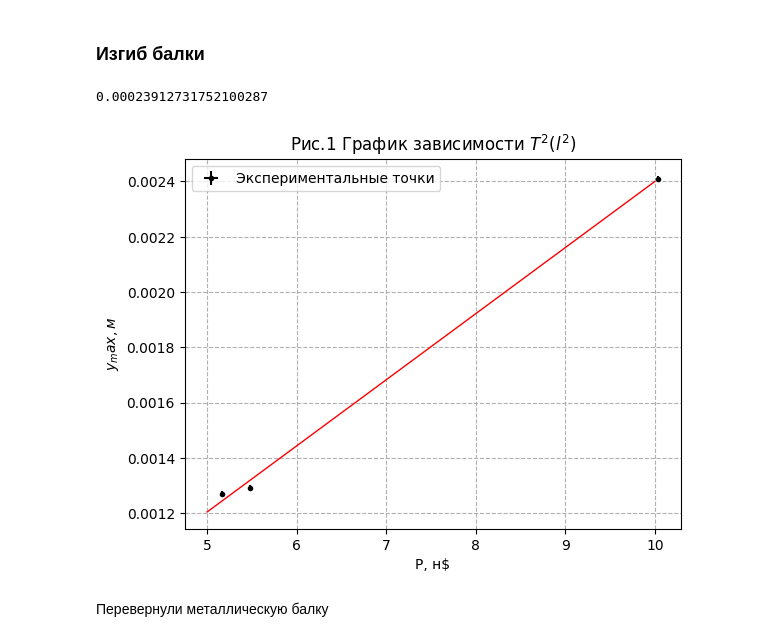
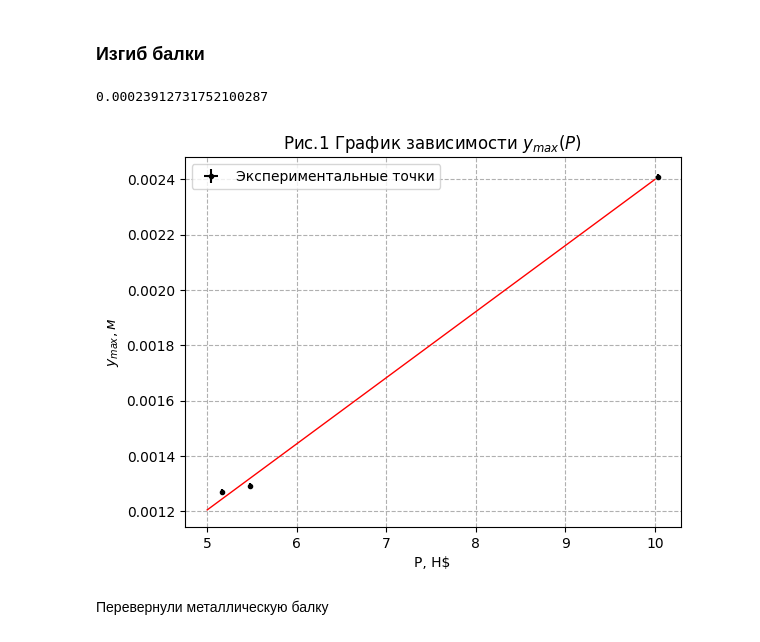
Before and after one commit to UjeNeTORT/labs, a Jupyter notebook: 1.3.1 + 1.3.2/1.3.1.ipynb, the cells around one changed output. Saved outputs shown, nothing was run; the diff lists cells and outputs as text; code cells hidden in the pictures.

```diff
--- a/1.3.1 + 1.3.2/1.3.1.ipynb
+++ b/1.3.1 + 1.3.2/1.3.1.ipynb
@@ -70,20 +70,20 @@ P = [m * 9.81 for m in m]
 sigma_P = [9.81 * np.sqrt(sigma_m**2 + sigma_m**2)] * len(m)
 # %%
 plt.figure(1)
-plt.ylabel("$y_max, м$")
+plt.ylabel("$y_{max}, м$")
 plt.xlabel("P, H$")
-plt.title('Рис.1 График зависимости $T^{2}(l^{2})$')
+plt.title('Рис.1 График зависимости $y_{max}(P)$')
 plt.grid(True, linestyle = '--')
 plt.errorbar(P, y_max, xerr=sigma_P, yerr = sigma_y_max, fmt = ".k", label = "Экспериментальные точки")
 
 k, b, kerr, berr = LeastSquares(P, y_max)
 x = np.array([5, 10])
 plt.plot(x, k*x + b, "-r", linewidth = 1)
 plt.legend()
 k
 # %% [output]
 0.00023912731752100287
-[figure, old version]
+[figure, new version]
 # %% [markdown]
 Перевернули металлическую балку
 # %%
```
